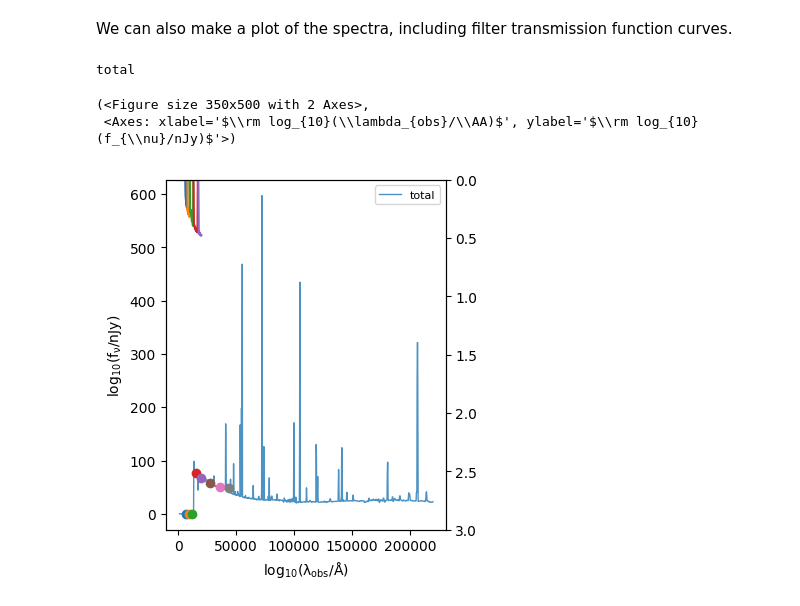
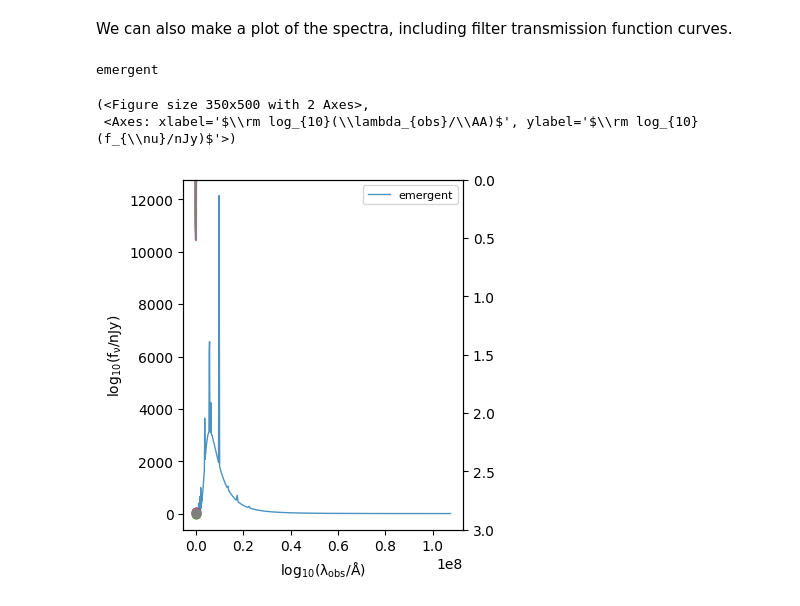
Before and after one commit to tHarvey303/synthesizer, a Jupyter notebook: docs/source/parametric/generate_observed_sed.ipynb, the cells around one changed output. Drawn from its saved outputs; the diff is of its cells as text; code cells hidden in the pictures.

```diff
--- a/docs/source/parametric/generate_observed_sed.ipynb
+++ b/docs/source/parametric/generate_observed_sed.ipynb
@@ -71,9 +71,9 @@ JWST/NIRCam.F444W: 48.43 nJy
 # %% [markdown]
 We can also make a plot of the spectra, including filter transmission function curves.
 # %%
-galaxy.plot_observed_spectra(cosmo, z, fc=fc, spectra_to_plot=['total'])
+galaxy.plot_observed_spectra(cosmo, z, fc=fc, spectra_to_plot=['emergent'])
 # %% [output]
-total
+emergent
 (<Figure size 350x500 with 2 Axes>,
  <Axes: xlabel='$\\rm log_{10}(\\lambda_{obs}/\\AA)$', ylabel='$\\rm log_{10}(f_{\\nu}/nJy)$'>)
-[figure, old version]
+[figure, new version]
```
Also changed, not shown: parts of 2 cells of this notebook, 1 other file.
